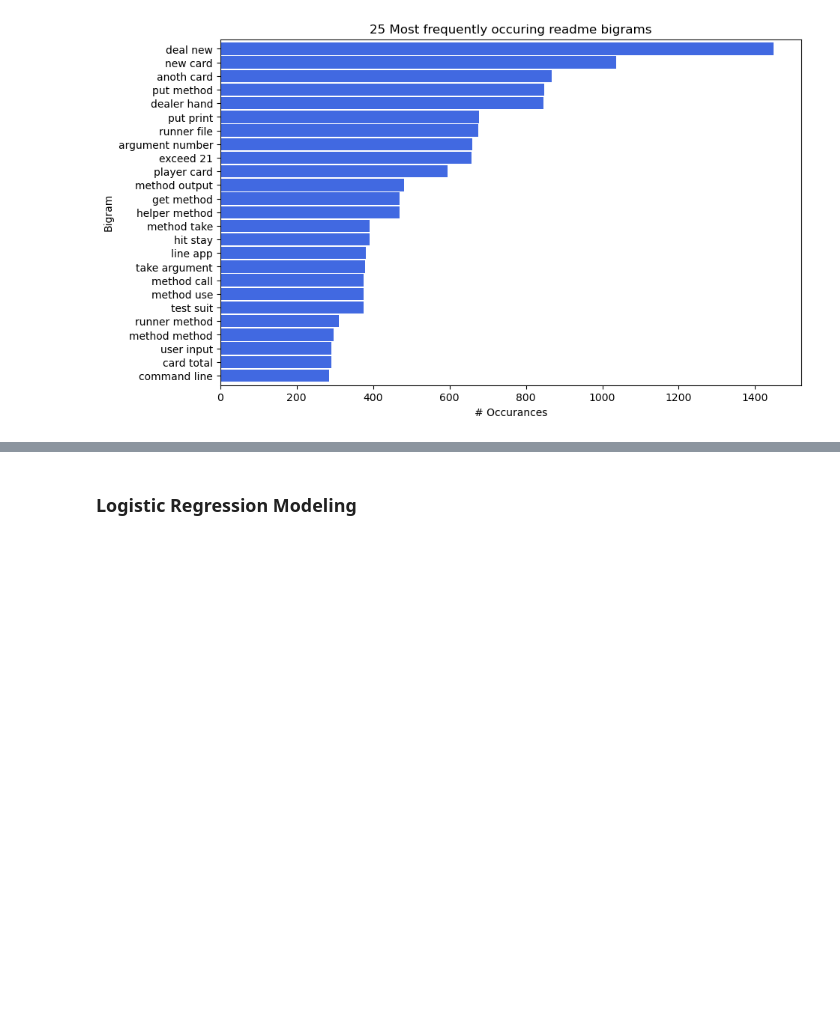
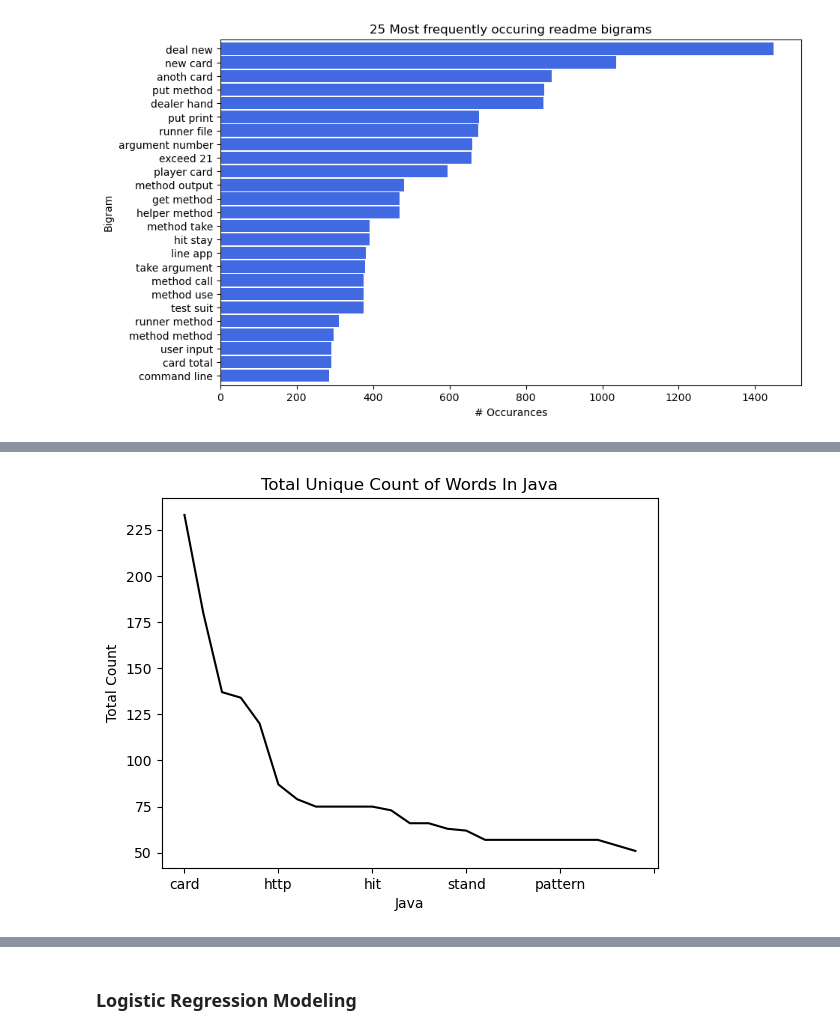
Before and after one commit to Speakeasy-Casino/ace-archives, a Jupyter notebook: final_product.ipynb, the cells around one changed output, grey strips where cells are left out. Drawn from its saved outputs; the diff is of its cells as text; code cells hidden in the pictures; blank space fills up the shorter version.

```diff
--- a/final_product.ipynb
+++ b/final_product.ipynb
@@ -53,0 +82,4 @@ explore_visual_2(train)
+# %%
+get_java_count_plot()
+# %% [output]
+[figure, added]
```
Also changed, not shown: parts of 9 cells of this notebook.
